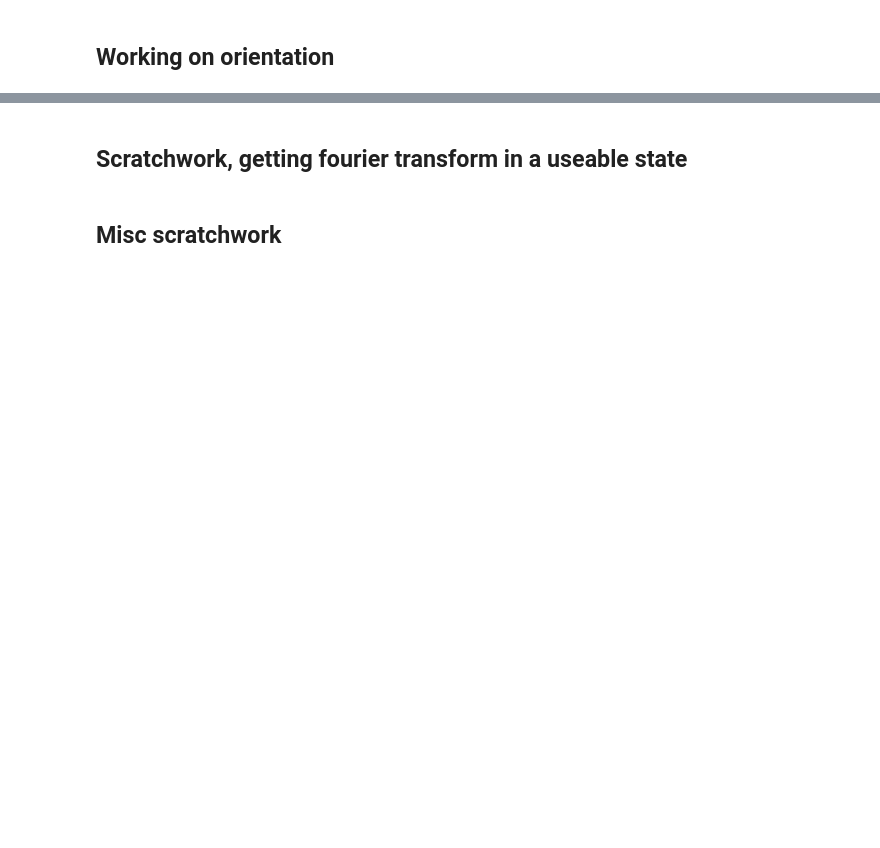
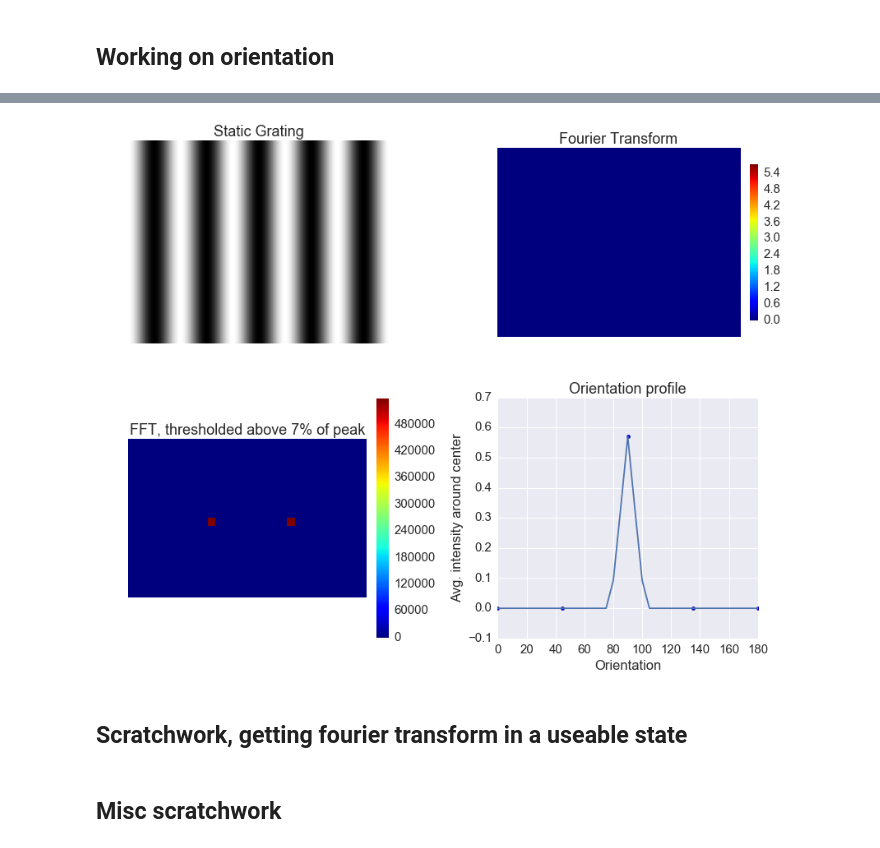
Before and after one commit to sekunder/SWDB-KART, a Jupyter notebook: Alex scratch work.ipynb, the cells around one changed output, grey strips where cells are left out. Saved outputs shown, nothing was run; the diff lists cells and outputs as text; code cells hidden in the pictures; blank space fills up the shorter version.

```diff
--- a/Alex scratch work.ipynb
+++ b/Alex scratch work.ipynb
@@ -92,3 +126,59 @@ for pct in pct_trials:
+# %%
+horiz_static_grating = sg_images[0,1,1,:,:]
+str_id = '011'
+pct = 0.07
+pct_str = "7"
+num_pie_slices = 72
+theta = [2 * n * np.pi / num_pie_slices for n in range(num_pie_slices)]
+
+shifted_img, log_fft_img = ft.log_fourier_transform(horiz_static_grating)
+
+fig = plt.figure(figsize=(12,10))
+
+a = fig.add_subplot(2,2,1)
+plt.title("Static Grating")
+plt.imshow(horiz_static_grating,cmap='gray',interpolation='nearest')
+plt.axis('off')
+
+a = fig.add_subplot(2,2,2)
+im = a.imshow(log_fft_img,interpolation='nearest',cmap='jet')
+plt.colorbar(im, fraction=0.03, pad=0.04)
+plt.title("Fourier Transform")
+plt.axis('off')
+
+# now the big guns:
+# get the raw fourier transformed image:
+fft_raw = np.abs(fftpack.fftshift(fftpack.fft2(shifted_img)))
+threshold = pct * np.max(fft_raw)
+(x,y) = np.where(fft_raw > threshold)
+fft_threshold = fft_raw * (fft_raw > threshold)
+
+a = fig.add_subplot(2,2,3)
+plt.title("FFT, thresholded above " + pct_str + "% of peak")
+im = plt.imshow(fft_threshold[np.min(x)-10:np.max(x)+10,np.min(y)-10:np.max(y)+10],interpolation='nearest',cmap='jet')
+plt.colorbar(im, fraction=0.046, pad=0.04)
+plt.axis('off')
+
+a = fig.add_subplot(2,2,4)
+M,N = fft_raw.shape
+x_0,y_0 = float(M)/2, float(N)/2
+r = np.hypot(x_0 - np.min(x), y_0 - np.min(y)) #overshooting a bit but that's ok.
+theta_arr,intensity = ft.radial_image_intensity(log_fft_img, x_0, y_0, r, theta, num_interp_points=1000)
+coarse_theta,coarse_intensity = ft.radial_image_intensity(log_fft_img, x_0, y_0, r, num_interp_points=1000)
+
+plt.title("Orientation profile")
+a.plot([t * 180/np.pi for t in theta_arr],intensity)
+a.scatter([t * 180/np.pi for t in coarse_theta],coarse_intensity)
+plt.xlabel('Orientation')
+plt.ylabel('Avg. intensity around center')
+plt.xlim(0,180)
+plt.tight_layout()
+
+fig.savefig('/Users/sekunder/python/SWDB/SWDB-KART/images/SG_orienation_profiles/SG_' + str_id + '_orientation_profile.png')
+
+# plt.close(fig)
+# %% [output]
+[figure, added]
 # %% [markdown]
 ## Scratchwork, getting fourier transform in a useable state
 # %%
```
Also changed, not shown: parts of 13 cells of this notebook.
